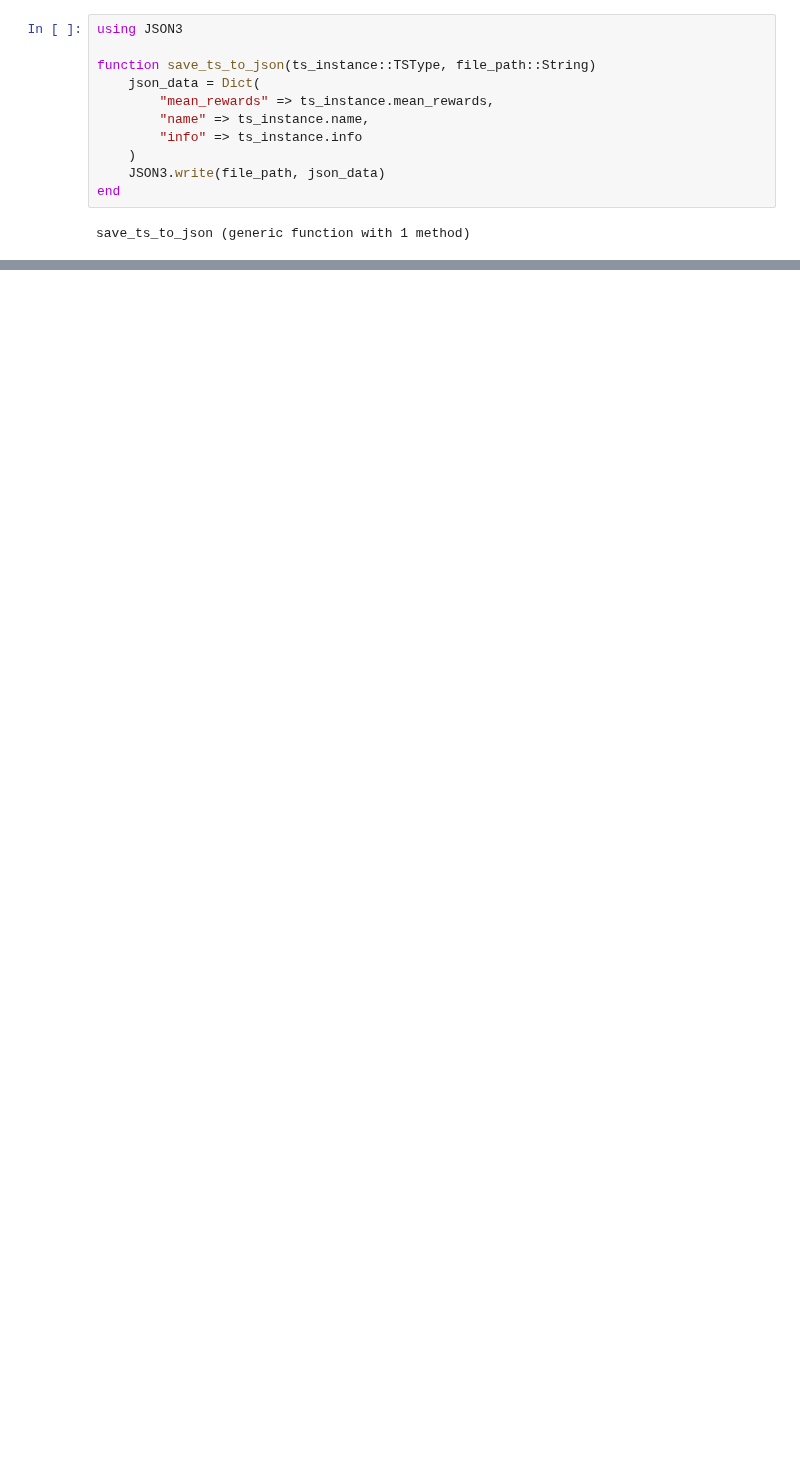
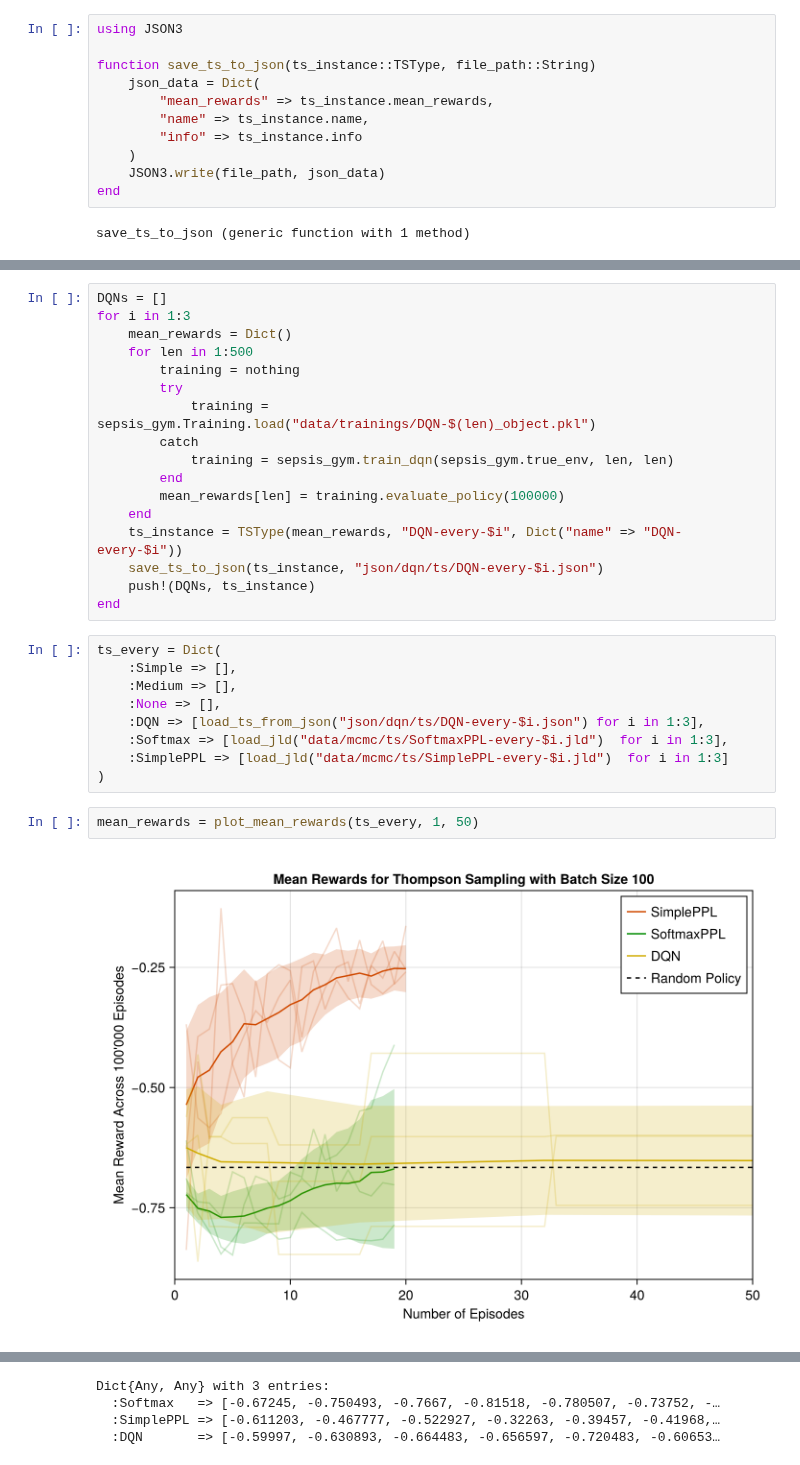
Before and after one commit to luisastue/hc-rl-thompson-sampling, a Jupyter notebook: sepsis/custom_sepsis/src/custom_sepsis/plot_ts.ipynb, the cells around one changed output, grey strips where cells are left out. Drawn from its saved outputs; the diff is of its cells as text; blank space fills up the shorter version.

```diff
--- a/sepsis/custom_sepsis/src/custom_sepsis/plot_ts.ipynb
+++ b/sepsis/custom_sepsis/src/custom_sepsis/plot_ts.ipynb
@@ -198,0 +169,30 @@ DQN & $-0.6$ & $-32.353$ & $-65.25$ & $-587.104$ & $-2474.427$ \\
+# %%
+DQNs = []
+for i in 1:3
+    mean_rewards = Dict()
+    for len in 1:500
+        training = nothing
+        try
+            training = sepsis_gym.Training.load("data/trainings/DQN-$(len)_object.pkl")
+        catch
+            training = sepsis_gym.train_dqn(sepsis_gym.true_env, len, len)
+        end
+        mean_rewards[len] = training.evaluate_policy(100000)
+    end
+    ts_instance = TSType(mean_rewards, "DQN-every-$i", Dict("name" => "DQN-every-$i"))
+    save_ts_to_json(ts_instance, "json/dqn/ts/DQN-every-$i.json")
+    push!(DQNs, ts_instance)
+end
+# %%
+ts_every = Dict(
+    :Simple => [],
+    :Medium => [],
+    :None => [],
+    :DQN => [load_ts_from_json("json/dqn/ts/DQN-every-$i.json") for i in 1:3],
+    :Softmax => [load_jld("data/mcmc/ts/SoftmaxPPL-every-$i.jld")  for i in 1:3],
+    :SimplePPL => [load_jld("data/mcmc/ts/SimplePPL-every-$i.jld")  for i in 1:3]
+)
+# %%
+mean_rewards = plot_mean_rewards(ts_every, 1, 50)
+# %% [output]
+[figure, added]
@@ -198,0 +201,4 @@ DQN & $-0.6$ & $-32.353$ & $-65.25$ & $-587.104$ & $-2474.427$ \\
+Dict{Any, Any} with 3 entries:
+  :Softmax   => [-0.67245, -0.750493, -0.7667, -0.81518, -0.780507, -0.73752, -…
+  :SimplePPL => [-0.611203, -0.467777, -0.522927, -0.32263, -0.39457, -0.41968,…
+  :DQN       => [-0.59997, -0.630893, -0.664483, -0.656597, -0.720483, -0.60653…
```
Also changed, not shown: parts of 23 cells of this notebook, 28 other files.
